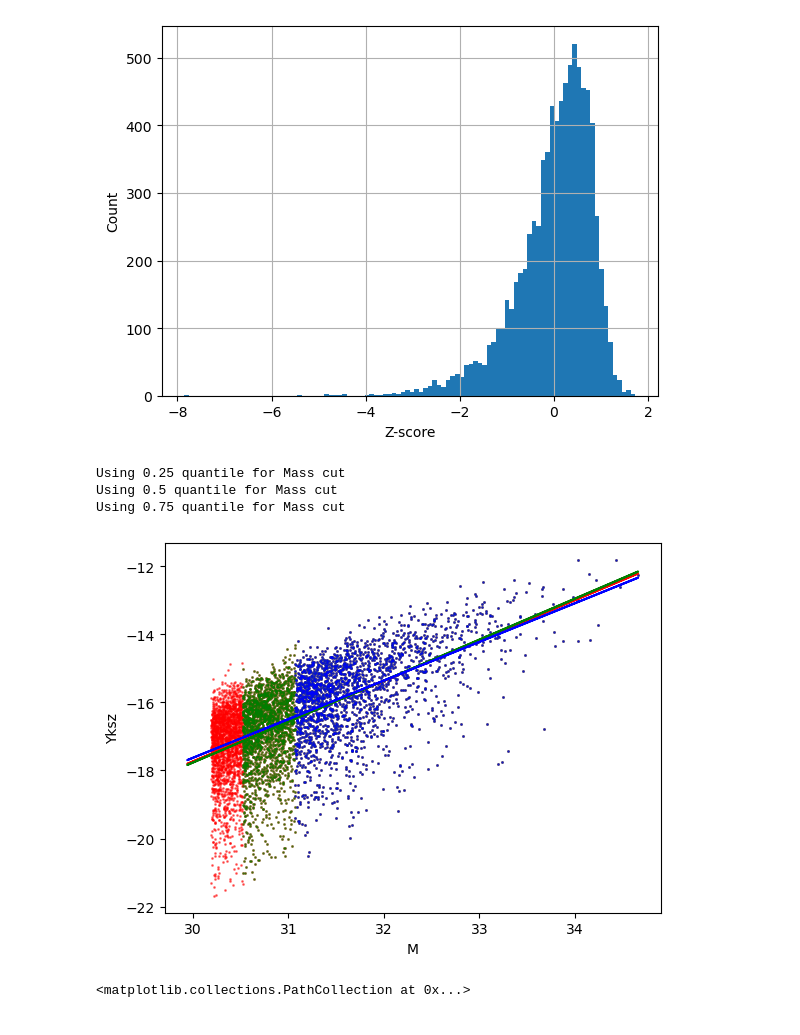
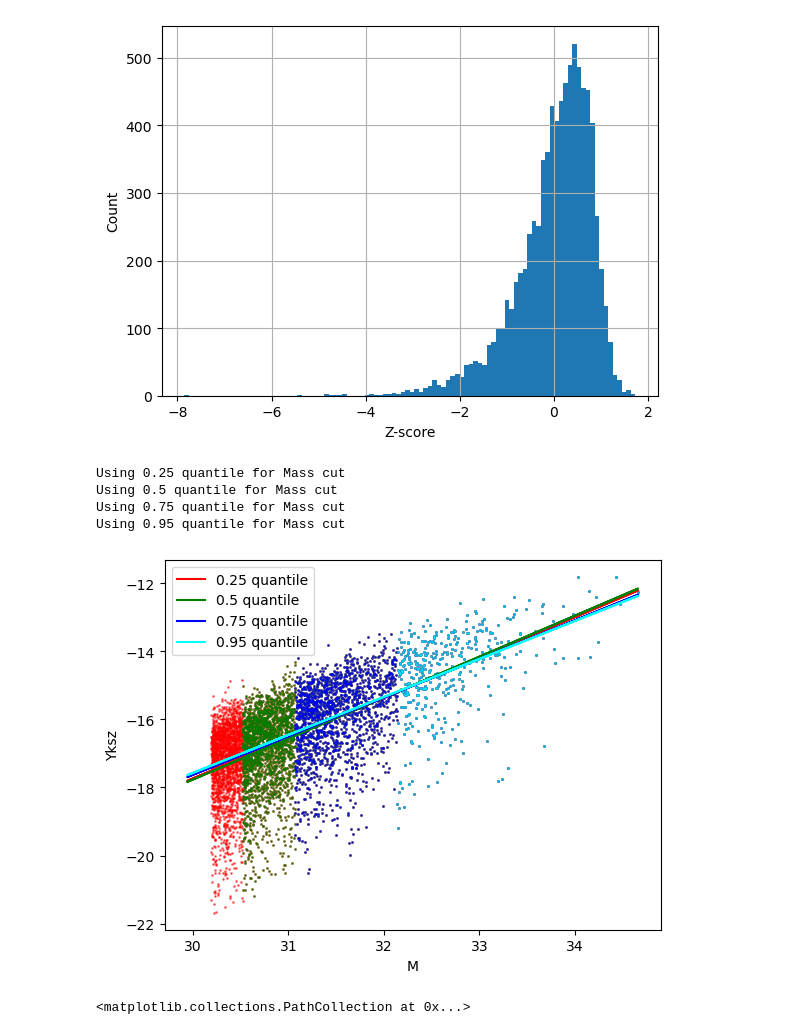
Before and after one commit to antolonappan/kSZscaler, a Jupyter notebook: Notebooks/density.ipynb, the cells around one changed output. Saved outputs shown, nothing was run; the diff lists cells and outputs as text; code cells hidden in the pictures.

```diff
--- a/Notebooks/density.ipynb
+++ b/Notebooks/density.ipynb
@@ -55,12 +55,13 @@ plt.ylabel('Count')
 Text(0, 0.5, 'Count')
 [figure]
 # %%
-project.plot_fit(quantile=['Q1','Q2', 'Q3'])
+project.plot_fit(quantile=['Q1','Q2', 'Q3','Q4'])
 # %% [output]
 Using 0.25 quantile for Mass cut
 Using 0.5 quantile for Mass cut
 Using 0.75 quantile for Mass cut
+Using 0.95 quantile for Mass cut
-[figure, old version]
+[figure, new version]
 # %%
 plt.scatter(project.X_train.M,project.y_train,s=3)
 project.clean_data()
```
Also changed, not shown: 1 other file.
